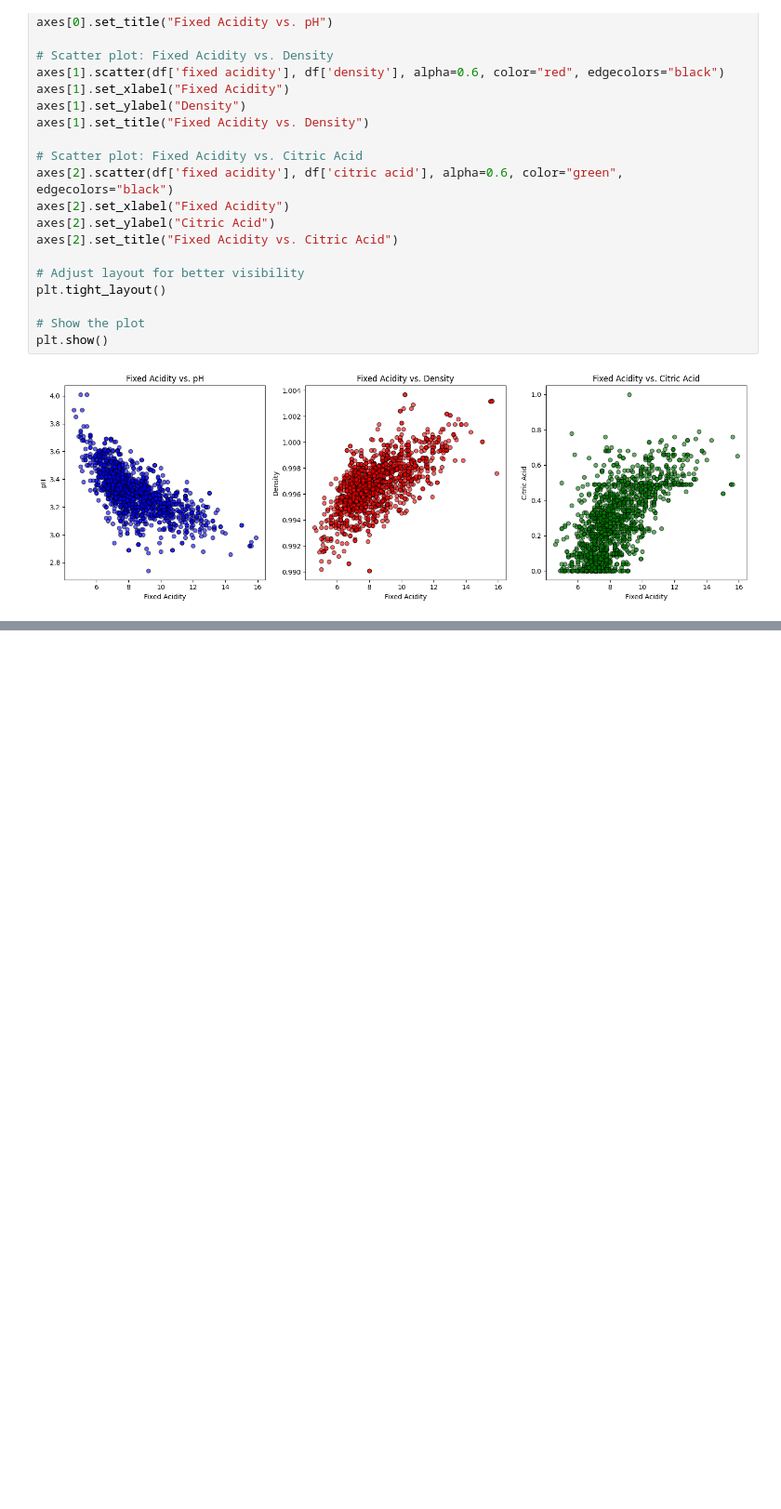
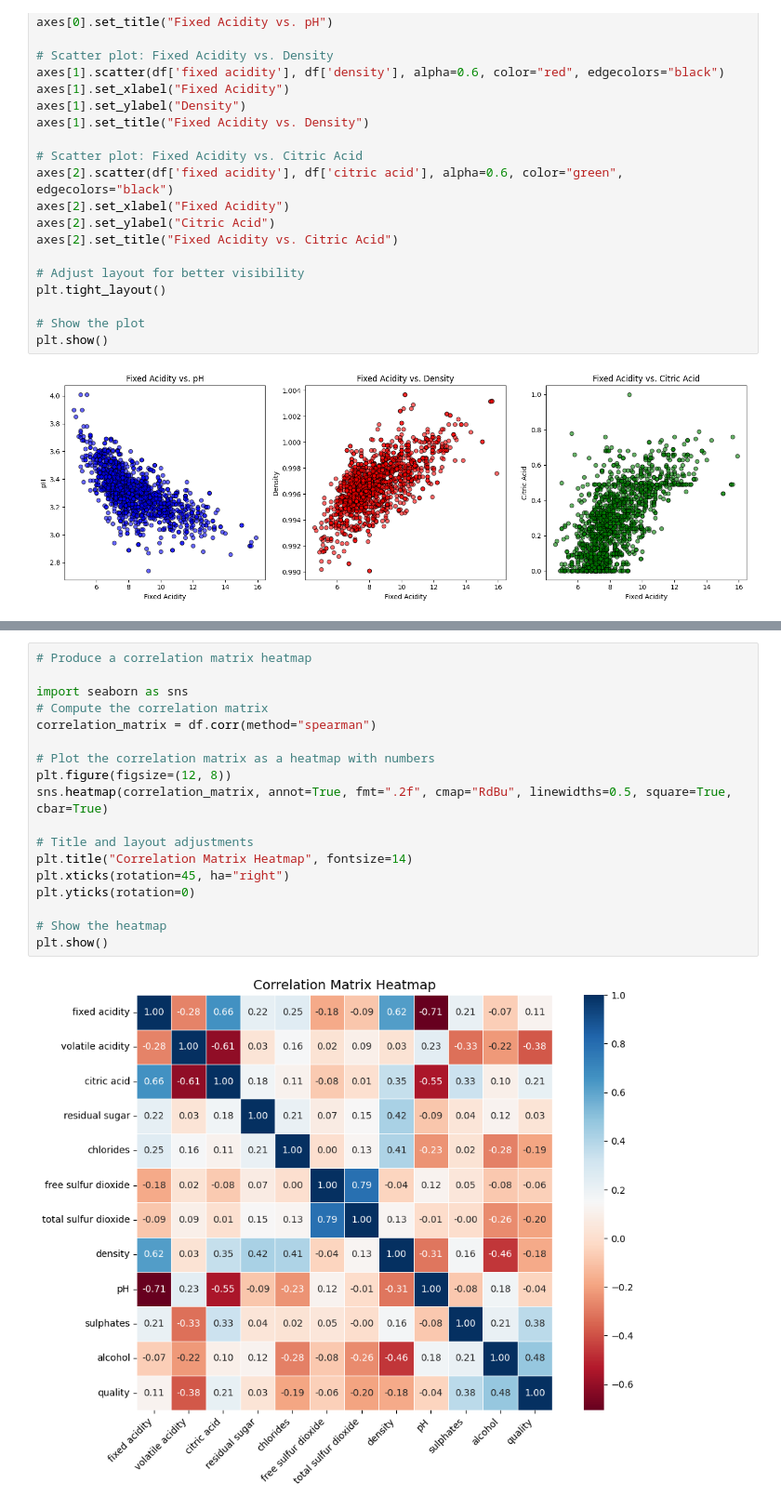
Before and after one commit to SaianPatel/InferentialStatistics, a Jupyter notebook: Coursework/Correlation.ipynb, the cells around one changed output, grey strips where cells are left out. Shown at 93% size. Cells and saved outputs as stored; diff of their text form; blank space fills up the shorter version.

```diff
--- a/Coursework/Correlation.ipynb
+++ b/Coursework/Correlation.ipynb
@@ -126,0 +160,20 @@ plt.show()
+# %%
+# Produce a correlation matrix heatmap
+
+import seaborn as sns
+# Compute the correlation matrix
+correlation_matrix = df.corr(method="spearman")
+
+# Plot the correlation matrix as a heatmap with numbers
+plt.figure(figsize=(12, 8))
+sns.heatmap(correlation_matrix, annot=True, fmt=".2f", cmap="RdBu", linewidths=0.5, square=True, cbar=True)
+
+# Title and layout adjustments
+plt.title("Correlation Matrix Heatmap", fontsize=14)
+plt.xticks(rotation=45, ha="right")
+plt.yticks(rotation=0)
+
+# Show the heatmap
+plt.show()
+# %% [output]
+[figure, added]
```
Also changed, not shown: parts of 7 cells of this notebook, 6 other files.
